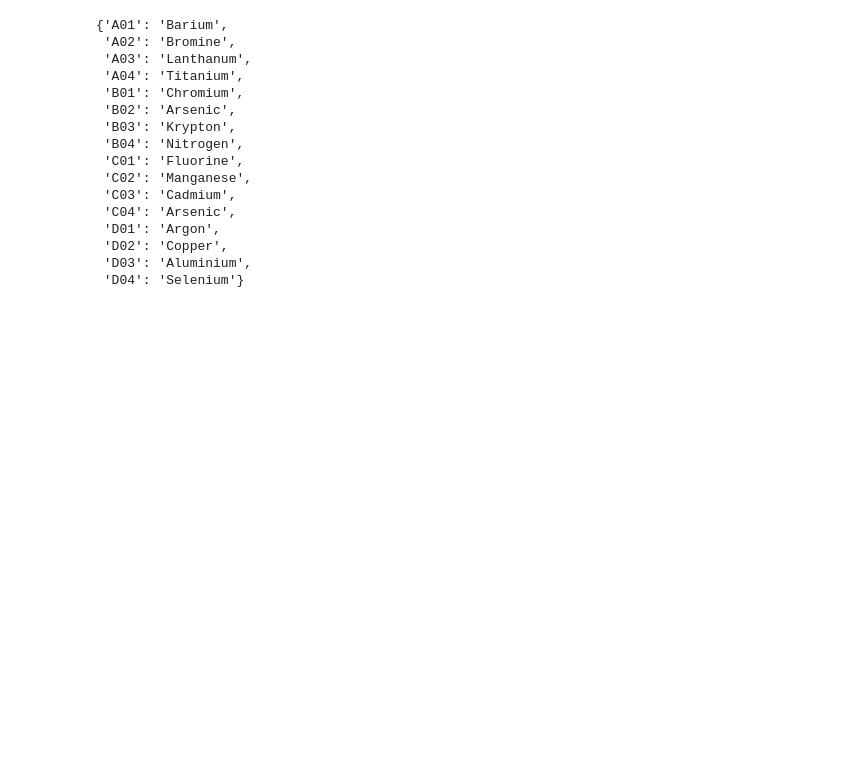
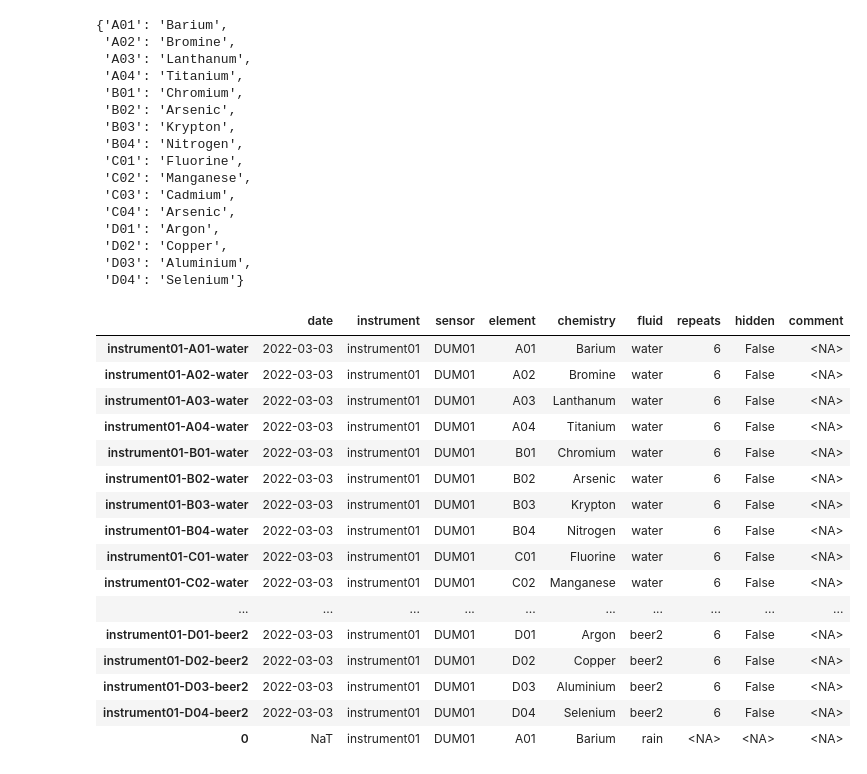
Before and after one commit to calcut/dwt-optical, a Jupyter notebook: csv_import_export.ipynb, the cells around one changed output. Drawn from its saved outputs; the diff is of its cells as text; code cells hidden in the pictures; blank space fills up the shorter version.

```diff
--- a/csv_import_export.ipynb
+++ b/csv_import_export.ipynb
@@ -552,3 +589,93 @@ lib.dummydata.dummyChemistry(lib.dummydata.defaults)
  'D02': 'Copper',
  'D03': 'Aluminium',
  'D04': 'Selenium'}
+# %%
+import lib.csv_helpers as csv
+import os
+import pandas as pd
+import numpy as np
+
+setup = csv.setup
+default_metadata = csv.default_metadata
+
+def dummyMeasurement(setup, row):
+
+
+    #For a real instrument, may wish to adjust/move based on row['element']
+
+    dummywavelength = list(np.arange(setup['wavelength_range'][0], #start
+                                    setup['wavelength_range'][1],  #stop
+                                    setup['wavelength_range'][2])) #step
+
+    size = len(dummywavelength)
+    dummydata = list(np.random.random_sample(size))
+    dummycsv = {'wavelength' : dummywavelength, 'transmission' : dummydata}
+    df = pd.DataFrame(data=dummycsv, dtype=np.float32)
+
+    timestamp = pd.Timestamp.utcnow().timestamp()
+    df.rename(columns={"transmission" : timestamp }, inplace=True)
+    return df
+
+run_dict = {
+    'instrument'    : csv.instrument,
+    'element'       : "A01",
+    'fluid'         : 'rain',
+}
+
+
+
+instrument = csv.instrument
+element = "A01"
+fluid = 'rain'
+
+row = {
+    'instrument'    : instrument['name'],
+    'sensor'        : instrument['sensor'],
+    'element'       : element,
+    'chemistry'     : instrument['element_map'][element],
+    'fluid'         : fluid,
+}
+
+run_list = {}
+for col in row.keys():
+    run_list[col] = pd.Series([row[col]], dtype=default_metadata[col])
+
+run_df = pd.DataFrame(run_list)
+
+metapath = os.path.join(setup['working_dir'], setup['metafile'])
+meta_df = csv.read_metadata(metapath)
+meta_df
+# index = '-'.join(run_dict[p] for p in setup['primary_metadata'])
+
+
+# run_list =
+# for col in meta.keys():
+#     run_list[col].append(meta[col])
+
+# Convert the lists into pandas series with appropriate datatypes
+
+
+# pd.concat([meta_df, run_df], verify_integrity=True)
+meta_df = pd.concat([meta_df, run_df])
+meta_df
+# print(meta_df.dtypes)
+# meta_df.index.duplicated()
+# # csv.single_measurement(setup, run_dict, measure_func=dummyMeasurement )
+# %% [output]
+|  | date | instrument | sensor | element | chemistry | fluid | repeats | hidden | comment |
+| instrument01-A01-water | 2022-03-03 | instrument01 | DUM01 | A01 | Barium | water | 6 | False | <NA> |
+| instrument01-A02-water | 2022-03-03 | instrument01 | DUM01 | A02 | Bromine | water | 6 | False | <NA> |
+| instrument01-A03-water | 2022-03-03 | instrument01 | DUM01 | A03 | Lanthanum | water | 6 | False | <NA> |
+| instrument01-A04-water | 2022-03-03 | instrument01 | DUM01 | A04 | Titanium | water | 6 | False | <NA> |
+| instrument01-B01-water | 2022-03-03 | instrument01 | DUM01 | B01 | Chromium | water | 6 | False | <NA> |
+| instrument01-B02-water | 2022-03-03 | instrument01 | DUM01 | B02 | Arsenic | water | 6 | False | <NA> |
+| instrument01-B03-water | 2022-03-03 | instrument01 | DUM01 | B03 | Krypton | water | 6 | False | <NA> |
+| instrument01-B04-water | 2022-03-03 | instrument01 | DUM01 | B04 | Nitrogen | water | 6 | False | <NA> |
+| instrument01-C01-water | 2022-03-03 | instrument01 | DUM01 | C01 | Fluorine | water | 6 | False | <NA> |
+| instrument01-C02-water | 2022-03-03 | instrument01 | DUM01 | C02 | Manganese | water | 6 | False | <NA> |
+| ... | ... | ... | ... | ... | ... | ... | ... | ... | ... |
+| instrument01-D01-beer2 | 2022-03-03 | instrument01 | DUM01 | D01 | Argon | beer2 | 6 | False | <NA> |
+| instrument01-D02-beer2 | 2022-03-03 | instrument01 | DUM01 | D02 | Copper | beer2 | 6 | False | <NA> |
+| instrument01-D03-beer2 | 2022-03-03 | instrument01 | DUM01 | D03 | Aluminium | beer2 | 6 | False | <NA> |
+| instrument01-D04-beer2 | 2022-03-03 | instrument01 | DUM01 | D04 | Selenium | beer2 | 6 | False | <NA> |
+| 0 | NaT | instrument01 | DUM01 | A01 | Barium | rain | <NA> | <NA> | <NA> |
```
Also changed, not shown: parts of 7 cells of this notebook, 1 other file.
